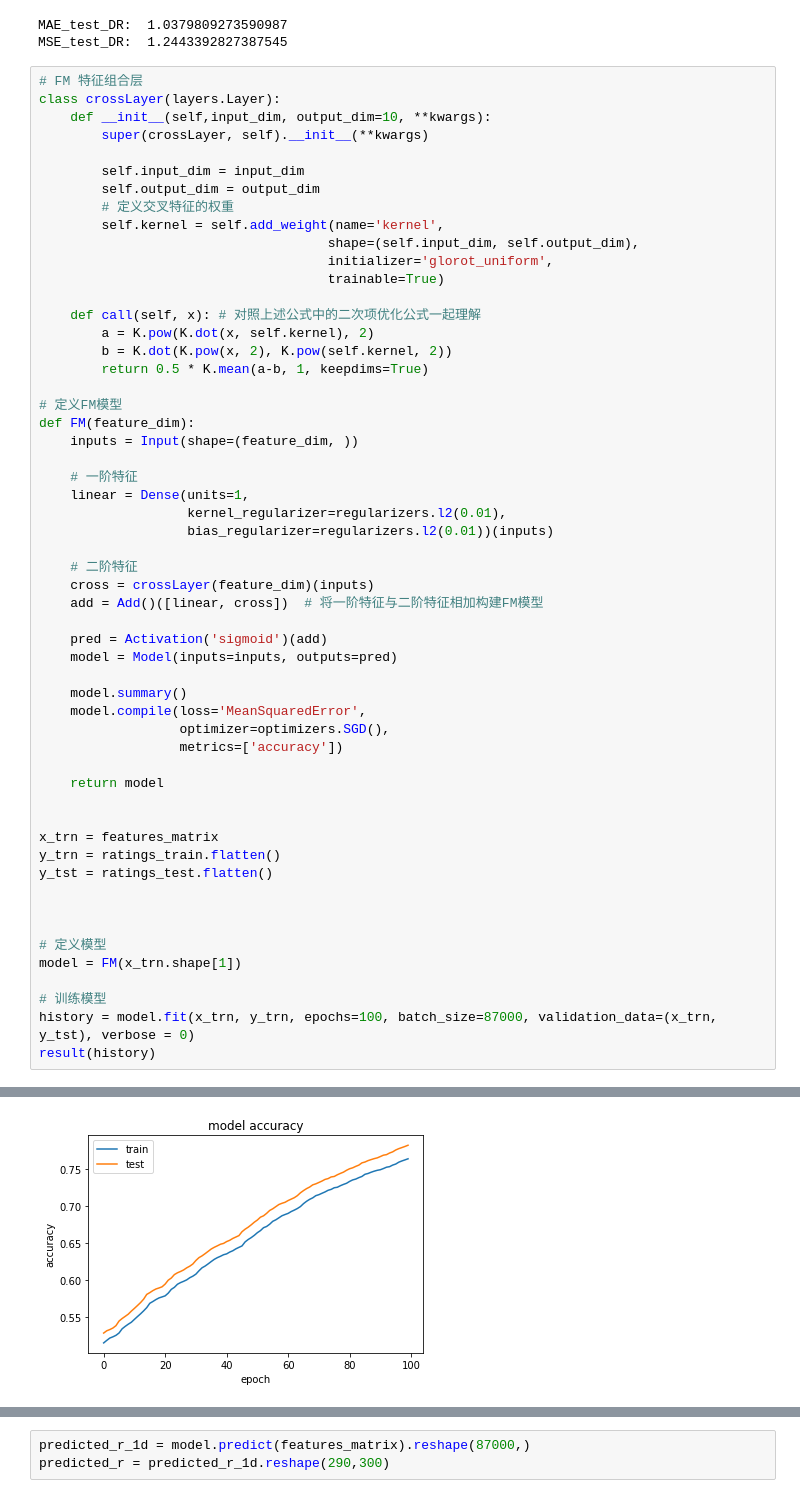
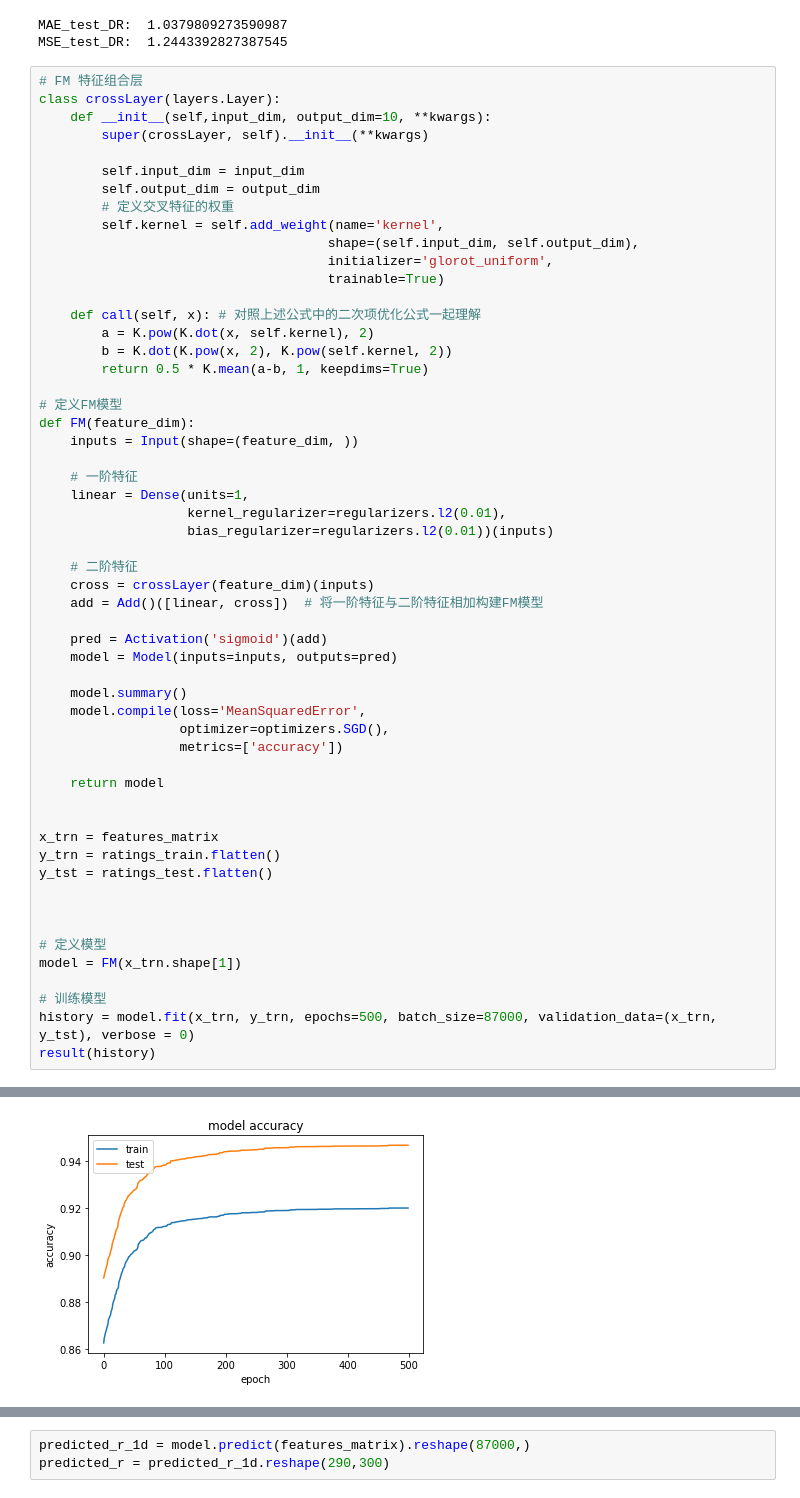
Before and after one commit to Recommendation-System-Project/Recommendation-system, a Jupyter notebook: DR_coat.ipynb, the cells around one changed output, grey strips where cells are left out. Drawn from its saved outputs; the diff is of its cells as text.

```diff
--- a/DR_coat.ipynb
+++ b/DR_coat.ipynb
@@ -374,6 +374,6 @@ y_tst = ratings_test.flatten()
 model = FM(x_trn.shape[1])
 
 # 训练模型
-history = model.fit(x_trn, y_trn, epochs=100, batch_size=87000, validation_data=(x_trn, y_tst), verbose = 0)
+history = model.fit(x_trn, y_trn, epochs=500, batch_size=87000, validation_data=(x_trn, y_tst), verbose = 0)
 result(history)
 # %% [output]
@@ -397 +397 @@ Test loss:  0.43568041920661926
-[figure, old version]
+[figure, new version]
```
Also changed, not shown: parts of 7 cells of this notebook.
